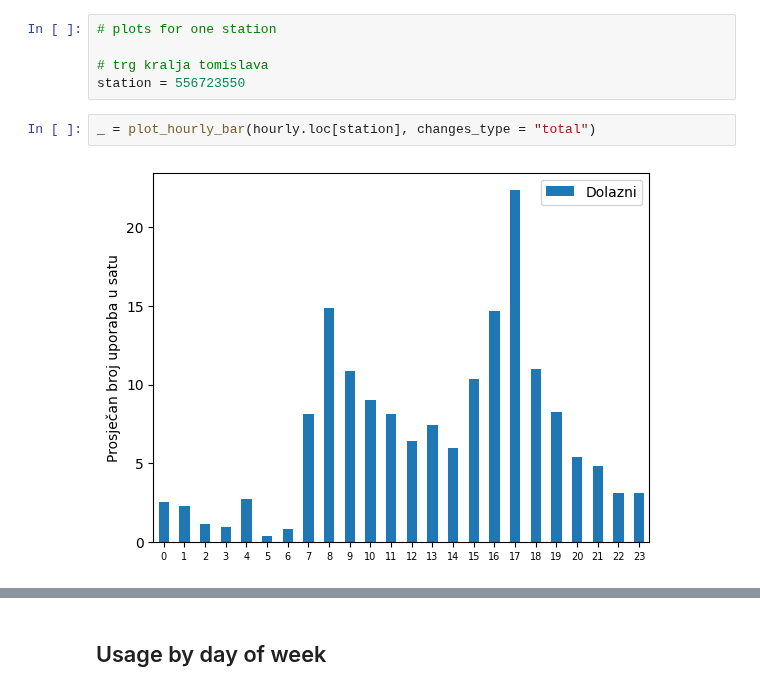
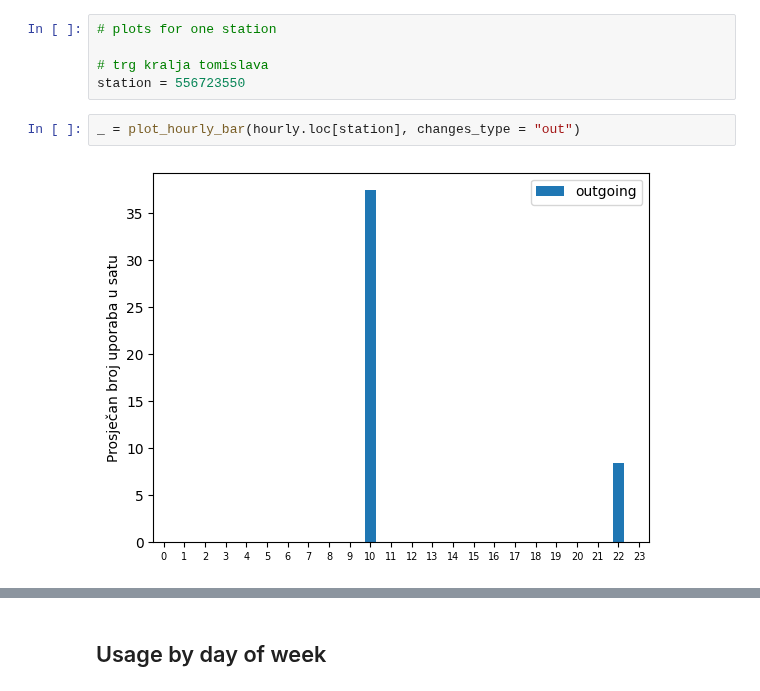
Before and after one commit to Mkranj/BajsBoard, a Jupyter notebook: notebooks/analyse_stations.ipynb, the cells around one changed output, grey strips where cells are left out. Drawn from its saved outputs; the diff is of its cells as text.

```diff
--- a/notebooks/analyse_stations.ipynb
+++ b/notebooks/analyse_stations.ipynb
@@ -446,9 +428,9 @@ hourly.head()
 # trg kralja tomislava
 station = 556723550
 # %%
-_ = plot_hourly_bar(hourly.loc[station], changes_type = "total")
+_ = plot_hourly_bar(hourly.loc[station], changes_type = "out")
 # %% [output]
-[figure, old version]
+[figure, new version]
 # %%
 _ = plot_hourly_bar(hourly.loc[station], changes_type = "in/out")
 # %% [output]
```
Also changed, not shown: parts of 19 cells of this notebook, 2 other files.
